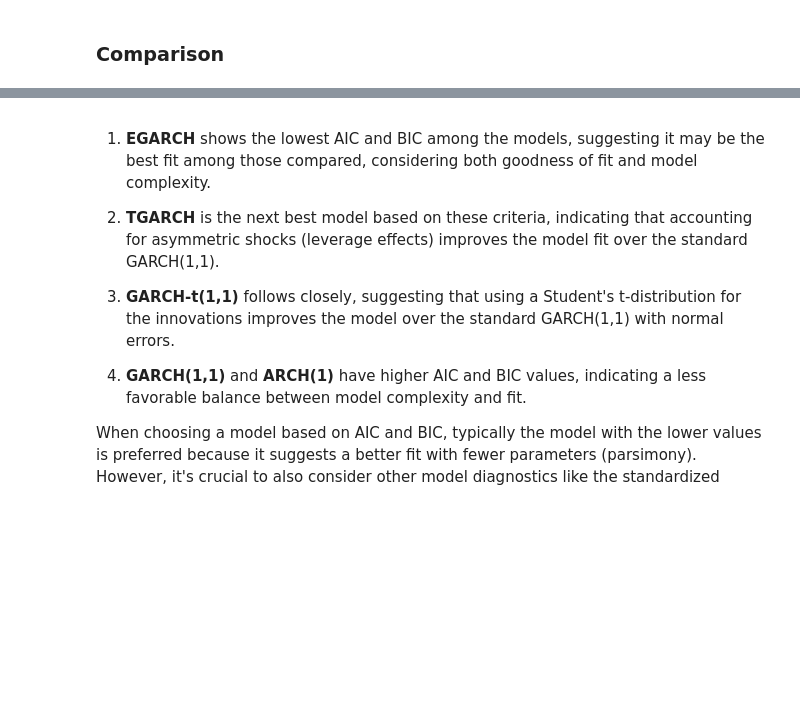
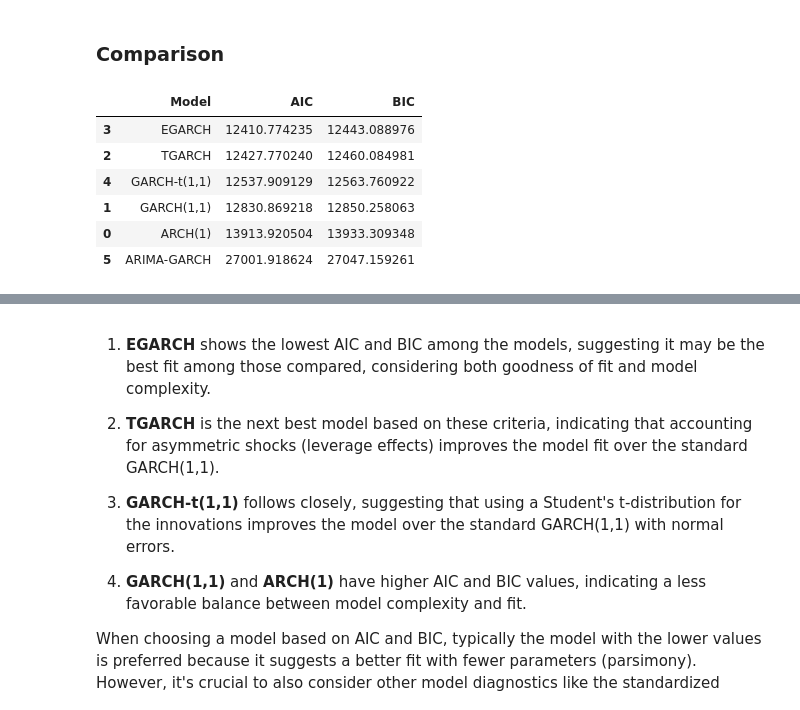
Before and after one commit to afatirium/GARCHvsLSTM, a Jupyter notebook: EFM_Project - Copy.ipynb, the cells around one changed output, grey strips where cells are left out. Drawn from its saved outputs; the diff is of its cells as text; code cells hidden in the pictures; blank space fills up the shorter version.

```diff
--- a/EFM_Project - Copy.ipynb
+++ b/EFM_Project - Copy.ipynb
@@ -1391,5 +1648,23 @@ EGARCH Jarque-Bera test statistic: 934.8336648785207, p-value: 1.007973055392931
 # %% [markdown]
 ### Comparison
+# %%
+# Create a DataFrame to store the AIC and BIC
+model_comparison = pd.DataFrame({
+    'Model': ['ARCH(1)', 'GARCH(1,1)', 'TGARCH', 'EGARCH', 'GARCH-t(1,1)', 'ARIMA-GARCH'],
+    'AIC': [arch1_results.aic, garch11_results.aic, tgarch_results.aic, egarch_results.aic, garch_t_result.aic, arima_results.aic + garch_results.aic],
+    'BIC': [arch1_results.bic, garch11_results.bic, tgarch_results.bic, egarch_results.bic, garch_t_result.bic, arima_results.bic + garch_results.bic]
+})
+
+# Display the DataFrame sorted by AIC then BIC
+model_comparison.sort_values(by=['AIC', 'BIC'])
+# %% [output]
+|  | Model | AIC | BIC |
+| 3 | EGARCH | 12410.774235 | 12443.088976 |
+| 2 | TGARCH | 12427.770240 | 12460.084981 |
+| 4 | GARCH-t(1,1) | 12537.909129 | 12563.760922 |
+| 1 | GARCH(1,1) | 12830.869218 | 12850.258063 |
+| 0 | ARCH(1) | 13913.920504 | 13933.309348 |
+| 5 | ARIMA-GARCH | 27001.918624 | 27047.159261 |
 # %%
 # Create a DataFrame to store the AIC and BIC
 model_comparison = pd.DataFrame({
```
Also changed, not shown: parts of 43 cells of this notebook, 15 other files.
